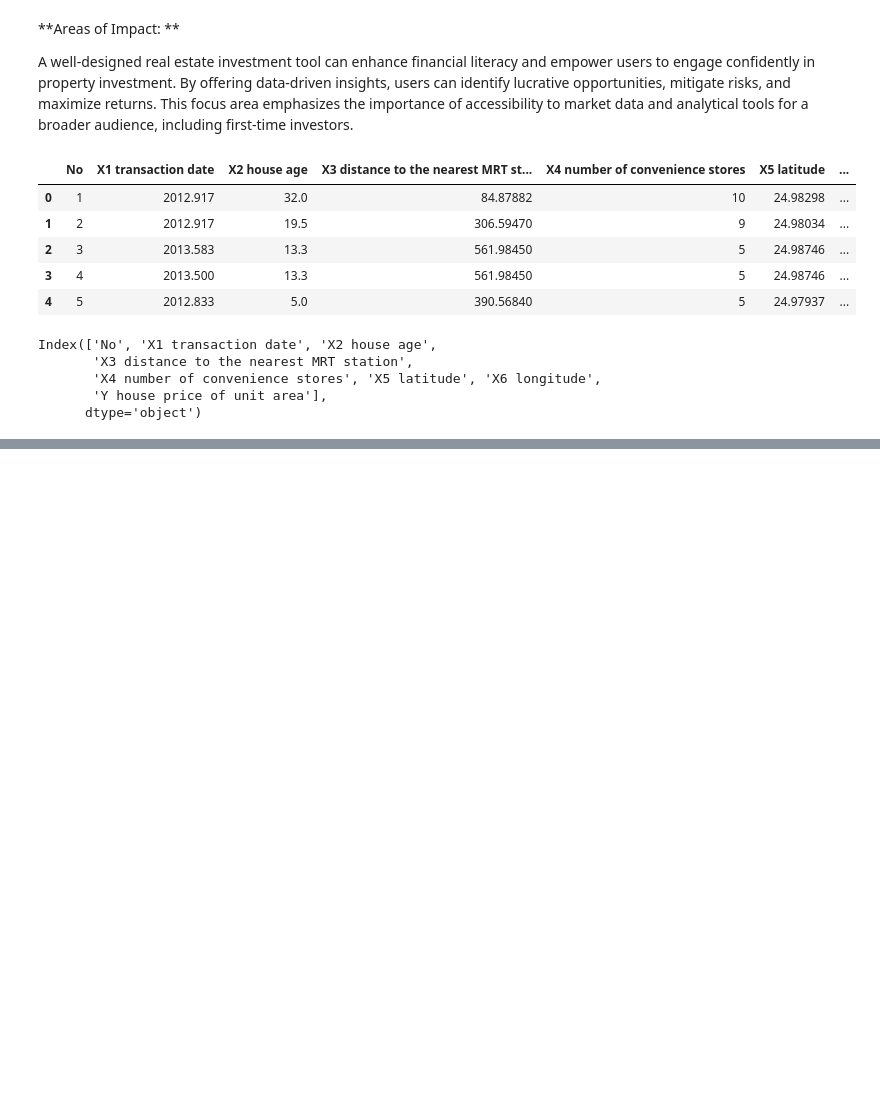
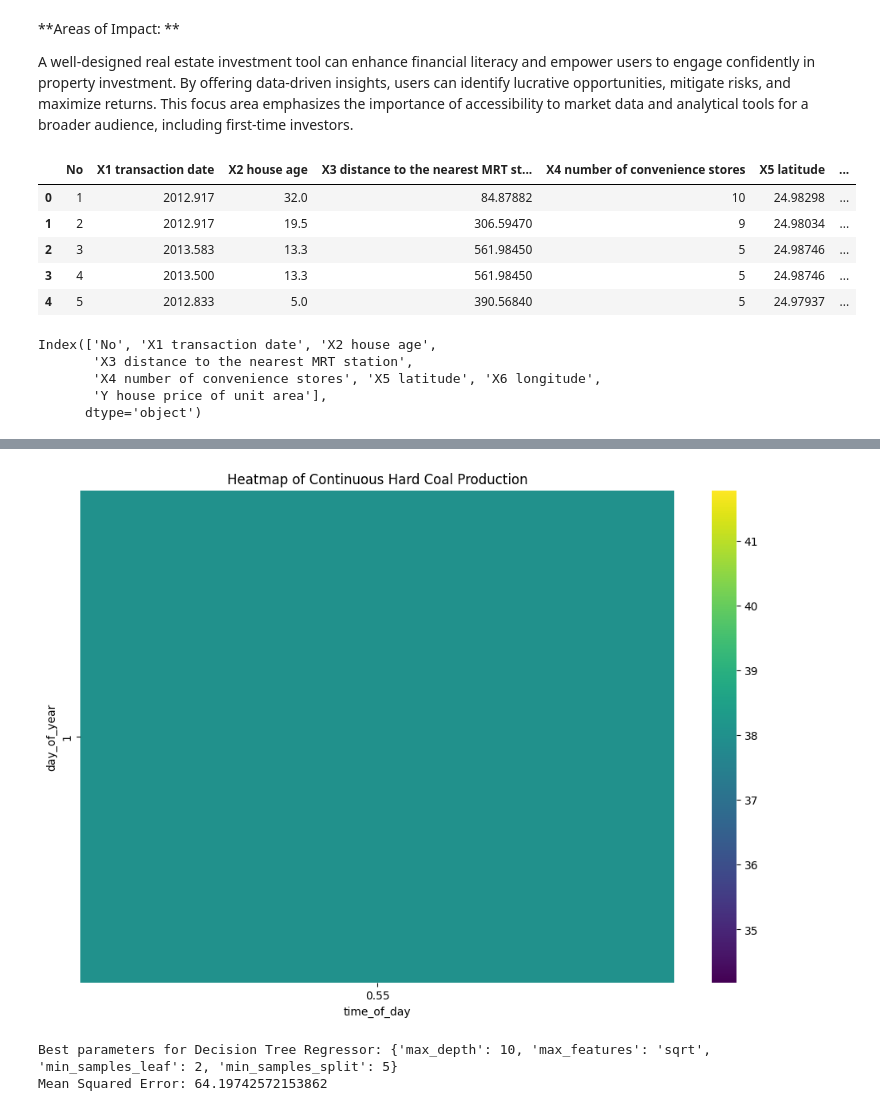
Before and after one commit to tushuli396/Real-estate-investment, a Jupyter notebook: src/Real_Estate_Investment.ipynb, the cells around one changed output, grey strips where cells are left out. Drawn from its saved outputs; the diff is of its cells as text; code cells hidden in the pictures; blank space fills up the shorter version.

```diff
--- a/src/Real_Estate_Investment.ipynb
+++ b/src/Real_Estate_Investment.ipynb
@@ -31,0 +240,13 @@ Index(['No', 'X1 transaction date', 'X2 house age',
+# %%
+# Add day_of_year and time_of_day columns
+df['day_of_year'] = df.index.dayofyear
+df['time_of_day'] = df.index.hour + df.index.minute / 60
+
+# Heatmap of continuous target variable over time
+heatmap_data_cont = df.pivot_table(index='day_of_year', columns='time_of_day', values='Y house price of unit area')
+plt.figure(figsize=(12, 8))
+sns.heatmap(heatmap_data_cont, cmap='viridis')
+plt.title('Heatmap of Continuous Hard Coal Production')
+plt.show()
+# %% [output]
+[figure, added]
@@ -31,0 +270,31 @@ Index(['No', 'X1 transaction date', 'X2 house age',
+# %%
+from sklearn.tree import DecisionTreeRegressor
+from sklearn.model_selection import GridSearchCV
+from sklearn.metrics import mean_squared_error
+
+# Create a Decision Tree Regressor
+decision_tree_regressor = DecisionTreeRegressor(random_state=42)
+
+# Define the parameter grid for GridSearchCV
+param_grid_dt = {
+    'max_depth': [None, 5, 10, 15, 20],
+    'min_samples_split': [2, 5, 10],
+    'min_samples_leaf': [1, 2, 4],
+    'max_features': ['auto', 'sqrt', 'log2']
+}
+
+# Perform GridSearchCV for hyperparameter tuning
+grid_search_dt = GridSearchCV(decision_tree_regressor, param_grid_dt, cv=5, scoring='neg_mean_squared_error')
+grid_search_dt.fit(X_train_scaled, y_train)
+
+# Best parameters
+best_params_dt = grid_search_dt.best_params_
+print("Best parameters for Decision Tree Regressor:", best_params_dt)
+
+# Evaluate the model on the test set
+y_pred_dt = grid_search_dt.predict(X_test_scaled)
+mse = mean_squared_error(y_test, y_pred_dt)
+print("Mean Squared Error:", mse)
+# %% [output]
+Best parameters for Decision Tree Regressor: {'max_depth': 10, 'max_features': 'sqrt', 'min_samples_leaf': 2, 'min_samples_split': 5}
+Mean Squared Error: 64.19742572153862
```
Also changed, not shown: parts of 28 cells of this notebook, 1 other file.
